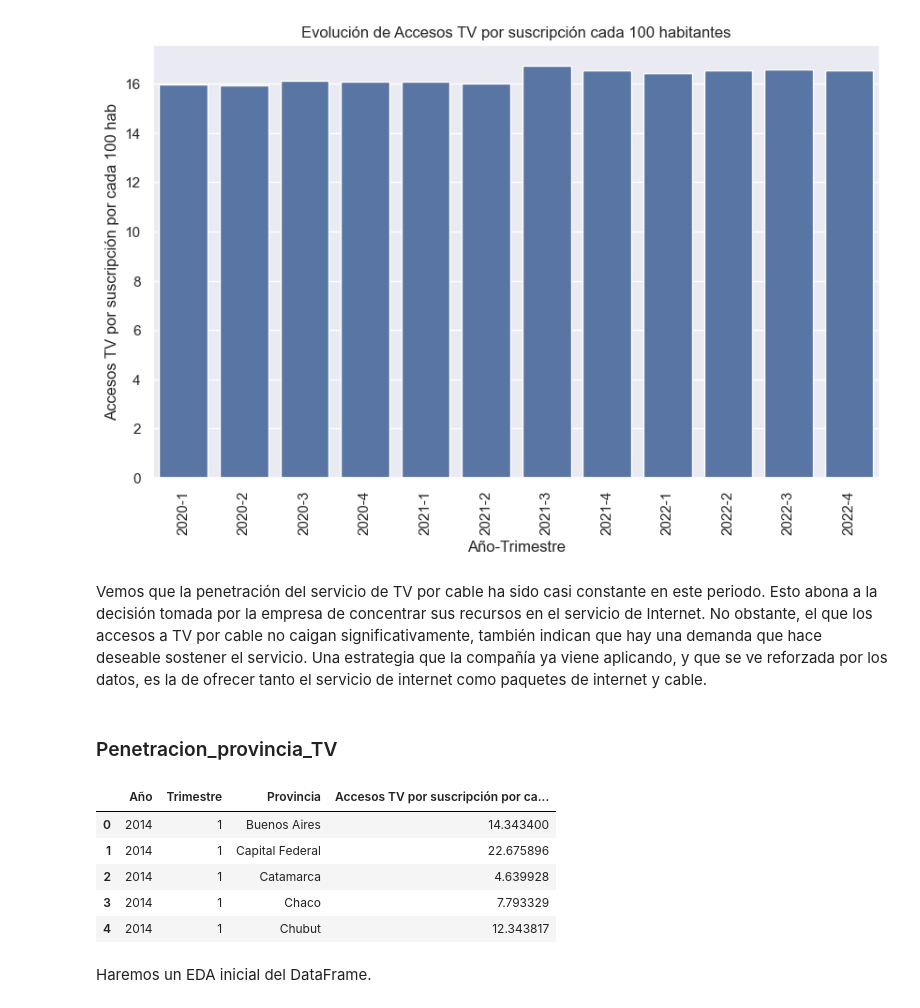
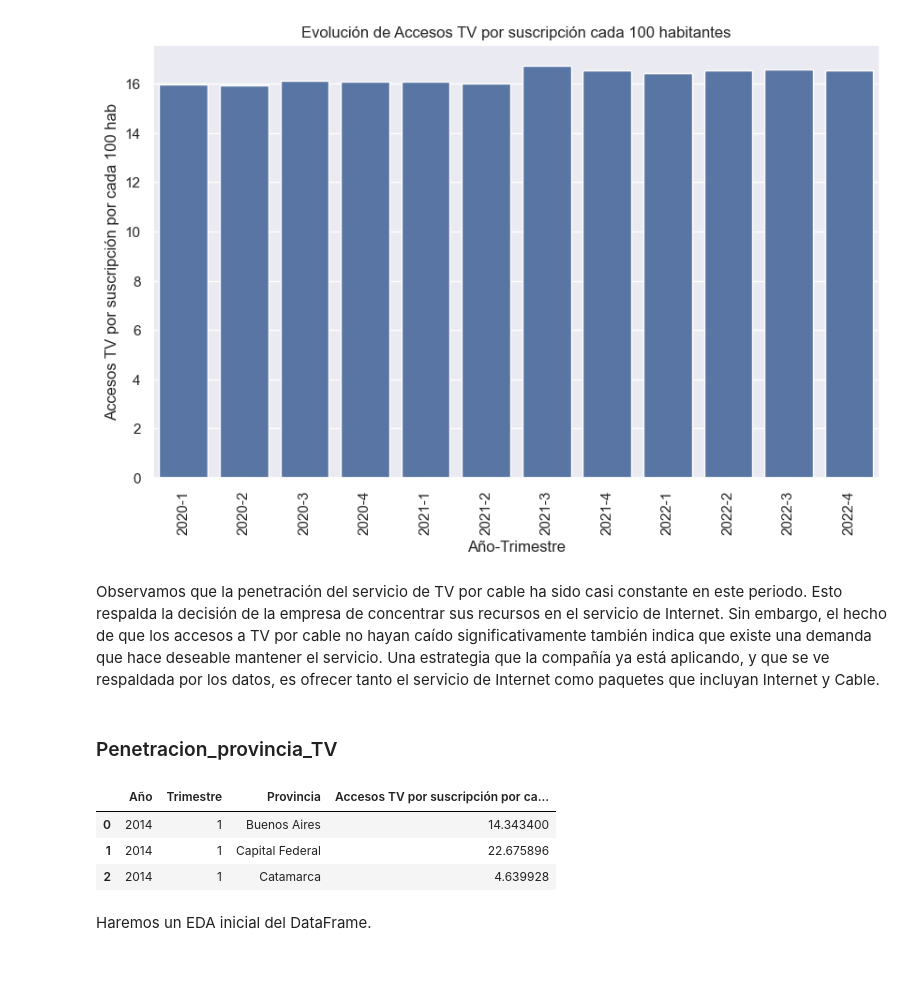
Before and after one commit to dsdrajlin/PI-DA-Telecomunicaciones, a Jupyter notebook: EDA_Super.ipynb, the cells around one changed output. Cells and saved outputs as stored; diff of their text form; code cells hidden in the pictures; blank space fills up the shorter version.

```diff
--- a/EDA_Super.ipynb
+++ b/EDA_Super.ipynb
@@ -458,21 +466,21 @@ plt.title("Evolución de Accesos TV por suscripción cada 100 habitantes");
 # %% [output]
 [figure]
 # %% [markdown]
-Vemos que la penetración del servicio de TV por cable ha sido casi constante en este periodo. Esto abona a la decisión tomada por la empresa de concentrar sus recursos en el servicio de Internet. No obstante, el que los accesos a TV por cable no caigan significativamente, también indican que hay una demanda que hace deseable sostener el servicio. Una estrategia que la compañía ya viene aplicando, y que se ve reforzada por los datos, es la de ofrecer tanto el servicio de internet como paquetes de internet y cable.
+Observamos que la penetración del servicio de TV por cable ha sido casi constante en este periodo. Esto respalda la decisión de la empresa de concentrar sus recursos en el servicio de Internet. Sin embargo, el hecho de que los accesos a TV por cable no hayan caído significativamente también indica que existe una demanda que hace deseable mantener el servicio. Una estrategia que la compañía ya está aplicando, y que se ve respaldada por los datos, es ofrecer tanto el servicio de Internet como paquetes que incluyan Internet y Cable.
 # %% [markdown]
 ### Penetracion_provincia_TV
 # %%
+# Cargar el archivo como DataFrame.
 penetracion_provincia_tv = pd.read_excel("./Datasets/Television.xlsx",
                                        sheet_name="Penetracion_provincia_TV")
 
-penetracion_provincia_tv.head()
+# Visualizar los primeros resultados.
+penetracion_provincia_tv.head(3)
 # %% [output]
 |  | Año | Trimestre | Provincia | Accesos TV por suscripción por ca... |
 | 0 | 2014 | 1 | Buenos Aires | 14.343400 |
 | 1 | 2014 | 1 | Capital Federal | 22.675896 |
 | 2 | 2014 | 1 | Catamarca | 4.639928 |
-| 3 | 2014 | 1 | Chaco | 7.793329 |
-| 4 | 2014 | 1 | Chubut | 12.343817 |
 # %% [markdown]
 Haremos un EDA inicial del DataFrame.
 # %%
```
Also changed, not shown: parts of 39 cells of this notebook, 1 other file.
